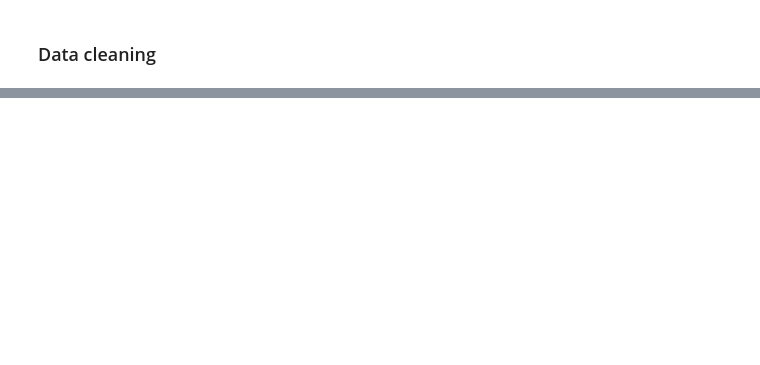
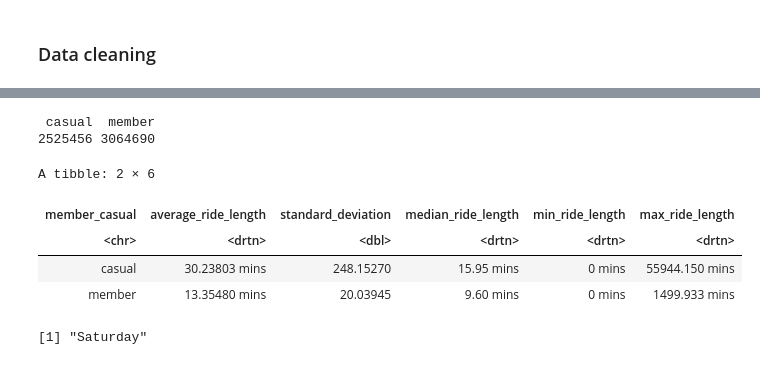
Before and after one commit to rishabhrathore055/Google_Analytics_Capstones_projects, a Jupyter notebook: Case_Study_1.ipynb, the cells around one changed output, grey strips where cells are left out. Saved outputs shown, nothing was run; the diff lists cells and outputs as text; code cells hidden in the pictures; blank space fills up the shorter version.

```diff
--- a/Case_Study_1.ipynb
+++ b/Case_Study_1.ipynb
@@ -239,0 +265,5 @@ A data.frame: 6 × 18
+# %%
+tripdata_2021 <- drop_na(tripdata_2021)
+# %%
+tripdata_2021_no_duplicates <- tripdata_2021[!duplicated(tripdata_2021$ride_id), ]
+print(paste("Removed", nrow(tripdata_2021) - nrow(tripdata_2021_no_duplicates), "duplicate rows"))
@@ -239,0 +274,4 @@ A data.frame: 6 × 18
+# %%
+## Creating a column to determine the ride length
+tripdata_2021_v2 <- mutate(tripdata_2021_no_duplicates, ride_length = difftime(ended_at, started_at, units = "mins"))
+str(tripdata_2021_v2)
@@ -239,0 +296,6 @@ A data.frame: 6 × 18
+# %%
+## filtering out trips with a ride length less than 0.
+
+nrow(tripdata_2021_v2[tripdata_2021_v2$ride_length < 0,])
+tripdata_2021_v3 <- tripdata_2021_v2[!tripdata_2021_v2$ride_length <0,]
+glimpse(tripdata_2021_v3)
@@ -239,0 +321,33 @@ A data.frame: 6 × 18
+# %%
+## determining the amount of members vs casual riders
+
+rider_type_total <- table(tripdata_2021_v3$member_casual)
+View(rider_type_total)
+# %% [output]
+ casual  member
+2525456 3064690
+# %%
+## Statistical analysis
+trip_stats <- tripdata_2021_v3 %>%
+  group_by(member_casual) %>%
+  summarise(average_ride_length = mean(ride_length), standard_deviation = sd(ride_length), median_ride_length = median(ride_length), min_ride_length = min(ride_length), max_ride_length = max(ride_length))
+head(trip_stats)
+# %% [output]
+A tibble: 2 × 6
+| member_casual | average_ride_length | standard_deviation | median_ride_length | min_ride_length | max_ride_length |
+| <chr> | <drtn> | <dbl> | <drtn> | <drtn> | <drtn> |
+| casual | 30.23803 mins | 248.15270 | 15.95 mins | 0 mins | 55944.150 mins |
+| member | 13.35480 mins | 20.03945 | 9.60 mins | 0 mins | 1499.933 mins |
+# %%
+## Determine mode for the day of the week
+
+getmode <- function(v) {
+  uniqv <- unique(v)
+  uniqv[which.max(tabulate(match(v, uniqv)))]
+}
+
+weekday_mode <- getmode(tripdata_2021_v3$day_of_week)
+
+print(weekday_mode)
+# %% [output]
+[1] "Saturday"
```
Also changed, not shown: parts of 9 cells of this notebook.
